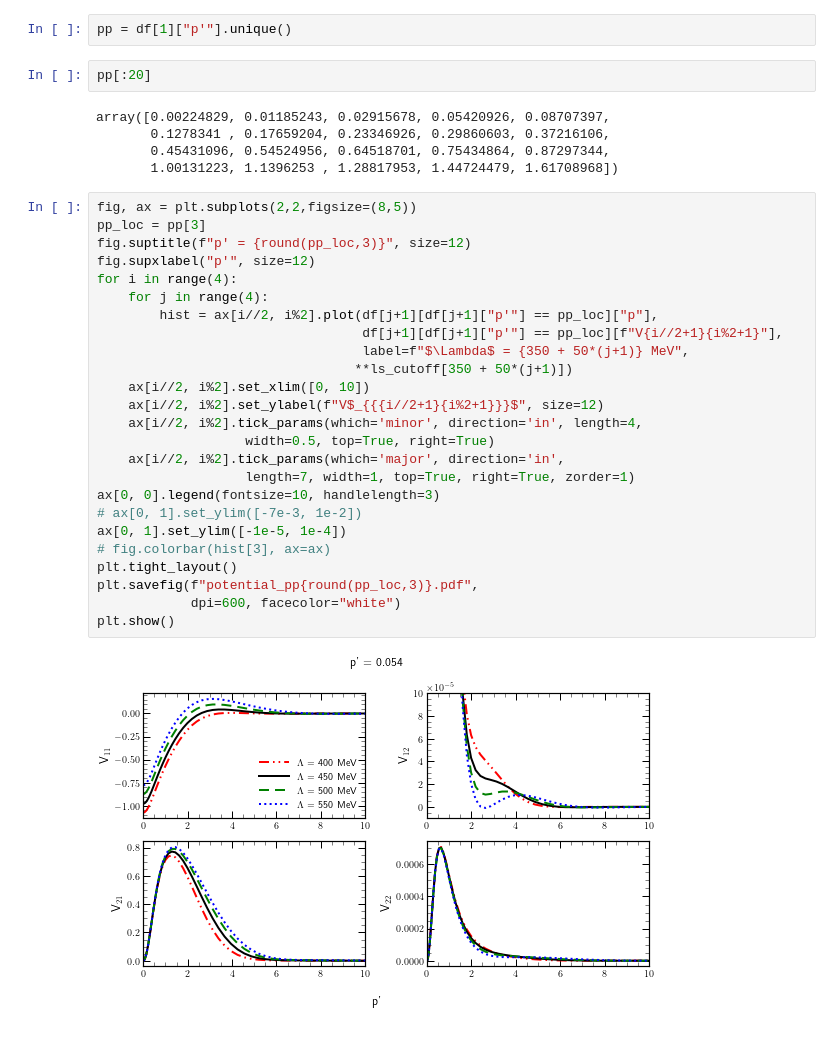
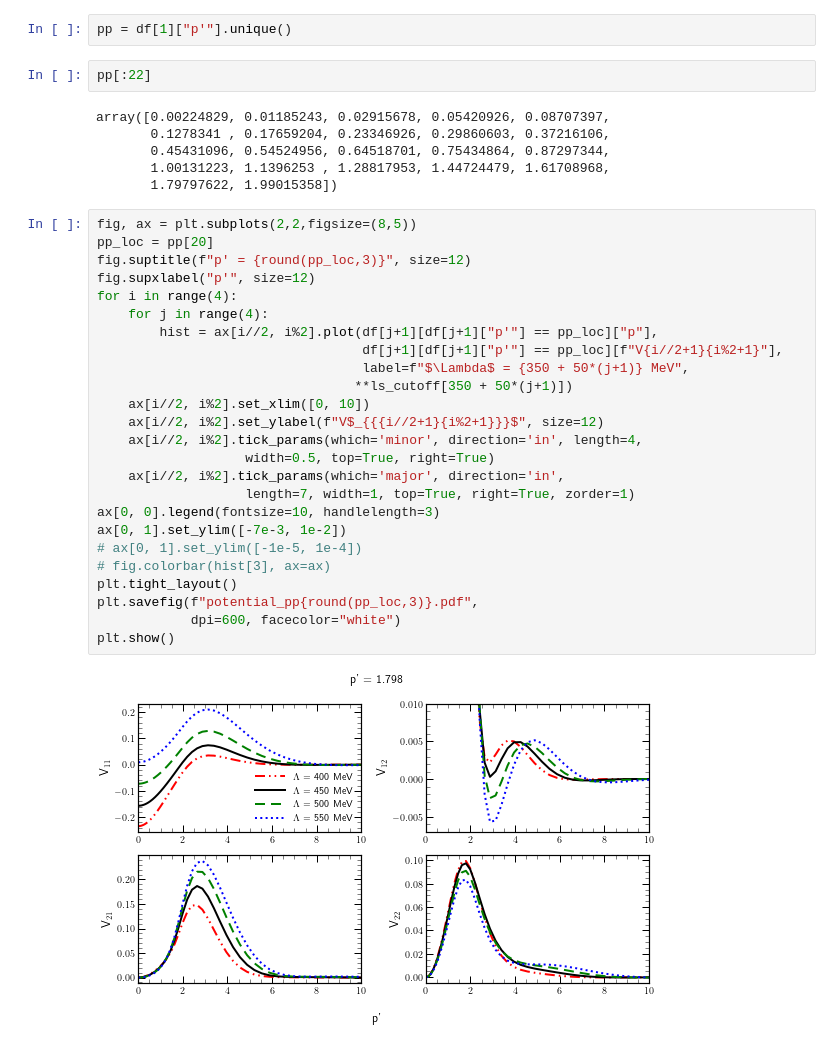
Before and after one commit to VitaliiUr/thesis, a Jupyter notebook: PlotData/Deuteron/WAVEFUNC/potential.ipynb, the cells around one changed output. Saved outputs shown, nothing was run; the diff lists cells and outputs as text.

```diff
--- a/PlotData/Deuteron/WAVEFUNC/potential.ipynb
+++ b/PlotData/Deuteron/WAVEFUNC/potential.ipynb
@@ -66,36 +62,37 @@ ls_cutoff = {400: line_styles["N4LO"],
 # %%
 pp = df[1]["p'"].unique()
 # %%
-pp[:20]
+pp[:22]
 # %% [output]
 array([0.00224829, 0.01185243, 0.02915678, 0.05420926, 0.08707397,
        0.1278341 , 0.17659204, 0.23346926, 0.29860603, 0.37216106,
        0.45431096, 0.54524956, 0.64518701, 0.75434864, 0.87297344,
-       1.00131223, 1.1396253 , 1.28817953, 1.44724479, 1.61708968])
+       1.00131223, 1.1396253 , 1.28817953, 1.44724479, 1.61708968,
+       1.79797622, 1.99015358])
 # %%
 fig, ax = plt.subplots(2,2,figsize=(8,5))
-pp_loc = pp[3]
+pp_loc = pp[20]
 fig.suptitle(f"p' = {round(pp_loc,3)}", size=12)
 fig.supxlabel("p'", size=12)
 for i in range(4):
     for j in range(4):
         hist = ax[i//2, i%2].plot(df[j+1][df[j+1]["p'"] == pp_loc]["p"],
                                   df[j+1][df[j+1]["p'"] == pp_loc][f"V{i//2+1}{i%2+1}"],
                                   label=f"$\Lambda$ = {350 + 50*(j+1)} MeV",
                                  **ls_cutoff[350 + 50*(j+1)])
     ax[i//2, i%2].set_xlim([0, 10])
     ax[i//2, i%2].set_ylabel(f"V$_{{{i//2+1}{i%2+1}}}$", size=12)
     ax[i//2, i%2].tick_params(which='minor', direction='in', length=4,
                    width=0.5, top=True, right=True)
     ax[i//2, i%2].tick_params(which='major', direction='in',
                    length=7, width=1, top=True, right=True, zorder=1)
 ax[0, 0].legend(fontsize=10, handlelength=3)
-# ax[0, 1].set_ylim([-7e-3, 1e-2])
-ax[0, 1].set_ylim([-1e-5, 1e-4])
+ax[0, 1].set_ylim([-7e-3, 1e-2])
+# ax[0, 1].set_ylim([-1e-5, 1e-4])
 # fig.colorbar(hist[3], ax=ax)
 plt.tight_layout()
 plt.savefig(f"potential_pp{round(pp_loc,3)}.pdf",
             dpi=600, facecolor="white")
 plt.show()
 # %% [output]
-[figure, old version]
+[figure, new version]
```
Also changed, not shown: parts of 1 cell of this notebook, 48 other files.
